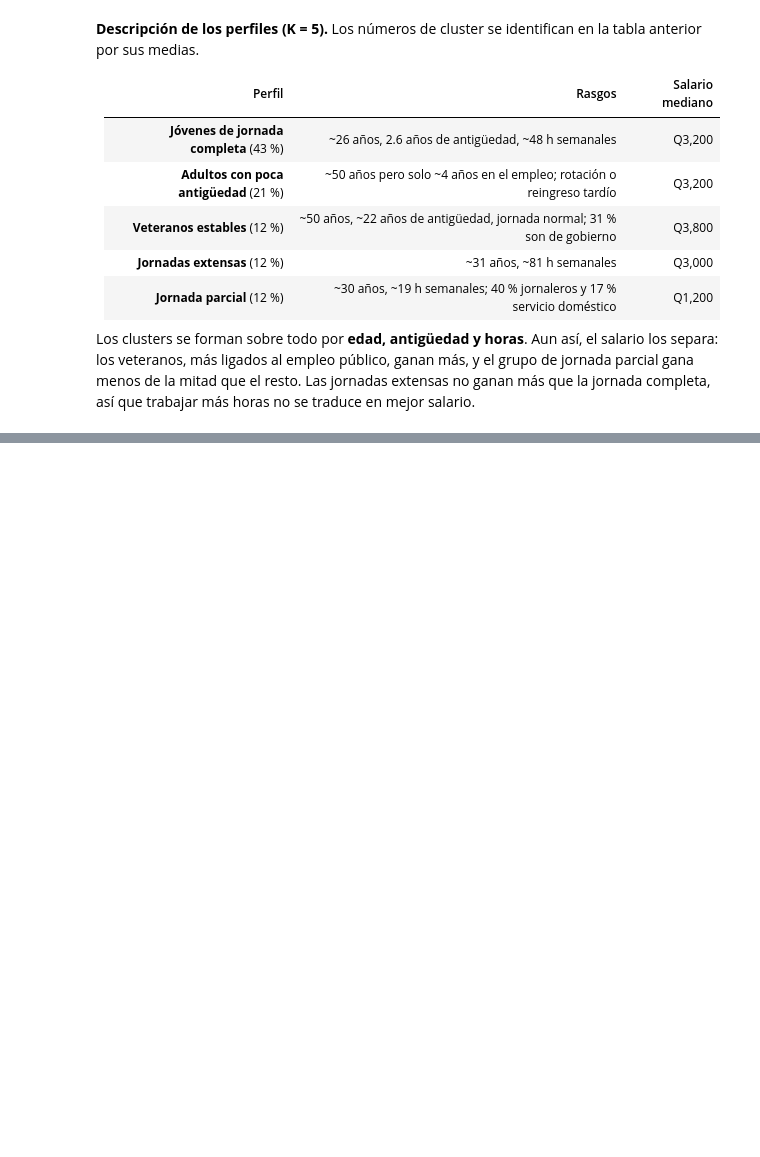
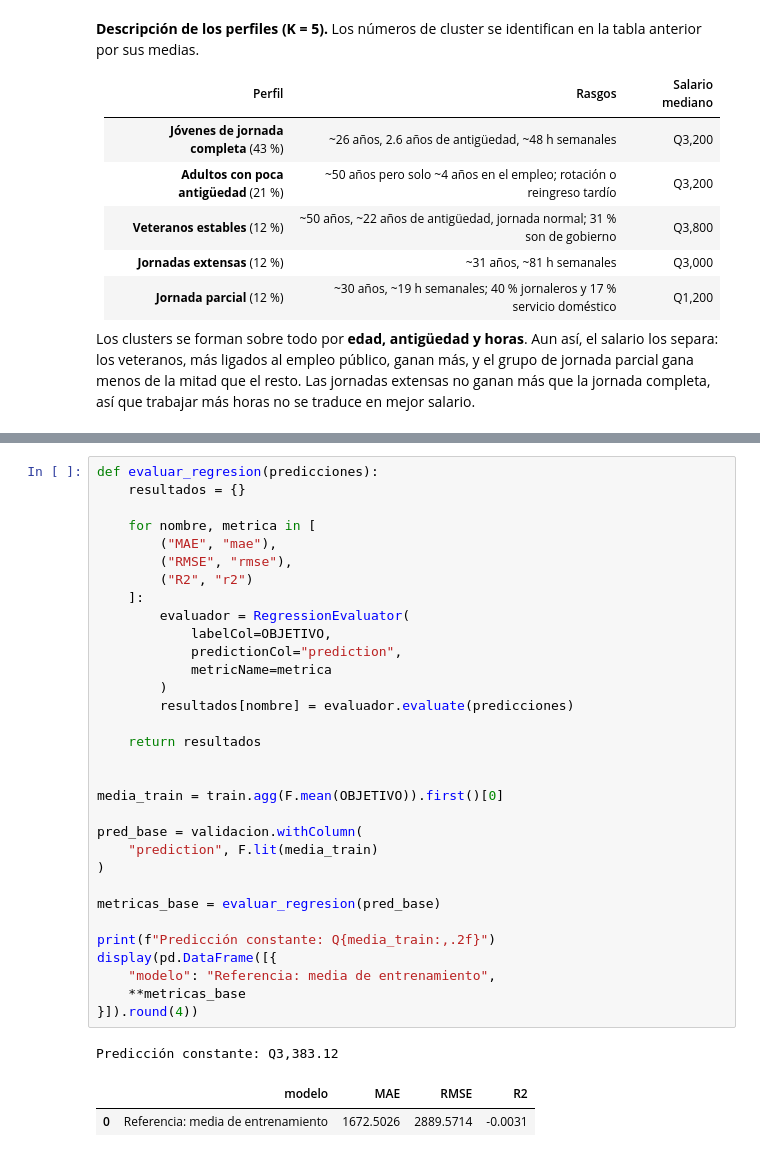
Before and after one commit to CindyGualim/lab7-data, a Jupyter notebook: notebooks/Laboratorio7_SparkMLlib.ipynb, the cells around one changed output, grey strips where cells are left out. Drawn from its saved outputs; the diff is of its cells as text; blank space fills up the shorter version.

```diff
--- a/notebooks/Laboratorio7_SparkMLlib.ipynb
+++ b/notebooks/Laboratorio7_SparkMLlib.ipynb
@@ -1138,0 +1168,36 @@ jornada completa, así que trabajar más horas no se traduce en mejor salario.
+# %%
+def evaluar_regresion(predicciones):
+    resultados = {}
+
+    for nombre, metrica in [
+        ("MAE", "mae"),
+        ("RMSE", "rmse"),
+        ("R2", "r2")
+    ]:
+        evaluador = RegressionEvaluator(
+            labelCol=OBJETIVO,
+            predictionCol="prediction",
+            metricName=metrica
+        )
+        resultados[nombre] = evaluador.evaluate(predicciones)
+
+    return resultados
+
+
+media_train = train.agg(F.mean(OBJETIVO)).first()[0]
+
+pred_base = validacion.withColumn(
+    "prediction", F.lit(media_train)
+)
+
+metricas_base = evaluar_regresion(pred_base)
+
+print(f"Predicción constante: Q{media_train:,.2f}")
+display(pd.DataFrame([{
+    "modelo": "Referencia: media de entrenamiento",
+    **metricas_base
+}]).round(4))
+# %% [output]
+Predicción constante: Q3,383.12
+|  | modelo | MAE | RMSE | R2 |
+| 0 | Referencia: media de entrenamiento | 1672.5026 | 2889.5714 | -0.0031 |
```
Also changed, not shown: parts of 5 cells of this notebook.
